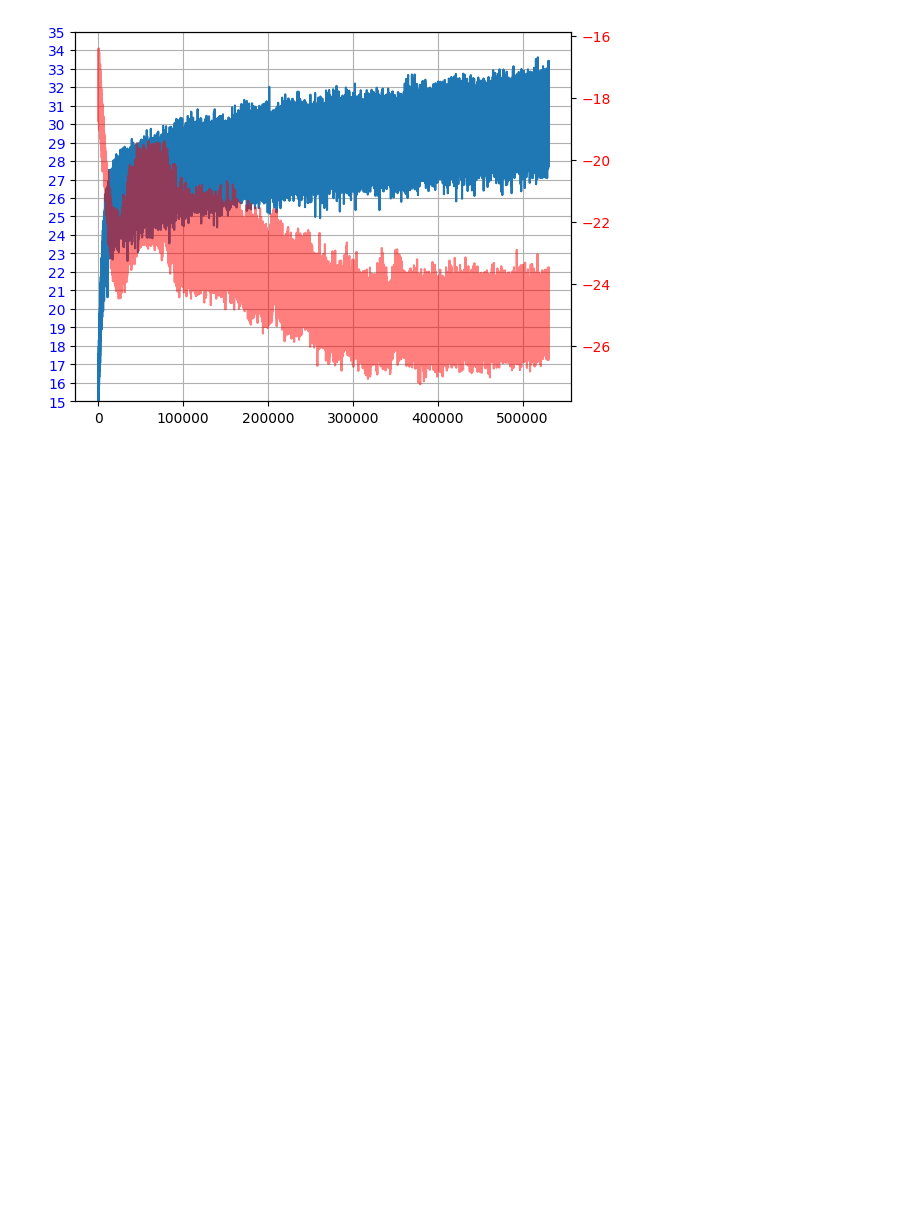
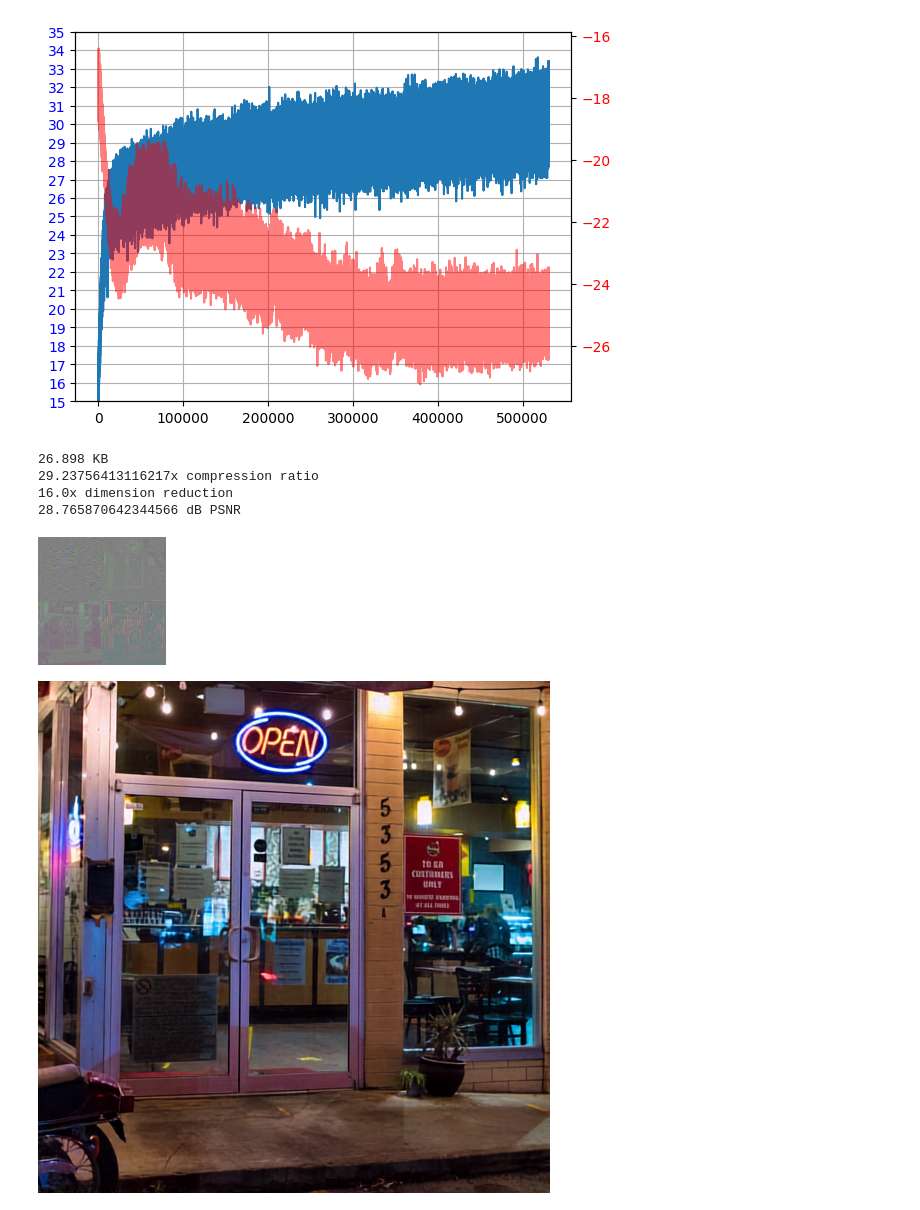
Before and after one commit to danjacobellis/autocodec, a Jupyter notebook: train/lsdir_f8c12.ipynb, the cells around one changed output. Drawn from its saved outputs; the diff is of its cells as text; code cells hidden in the pictures; blank space fills up the shorter version.

```diff
--- a/train/lsdir_f8c12.ipynb
+++ b/train/lsdir_f8c12.ipynb
@@ -170,3 +170,43 @@ torch.save({
     'state_dict': model.state_dict(),
     'opt_state_dict': optimizer.state_dict()
 }, 'rgb_f8c12.pth')
+# %%
+model.eval()
+img = dataset['validation'][28]['image'].crop((768,512,1280,1024))
+x = pil_to_tensor(img).to(device).unsqueeze(0).to(torch.float) / 127.5 - 1.0
+x_orig = x[0]
+orig_dim = x.numel()
+
+with torch.no_grad():
+    z = model.encode(x)
+    latent = model.quantize.compand(z).round()
+
+webp = latent_to_pil(latent.cpu(), n_bits=8, C=3)[0]
+
+buff = io.BytesIO()
+webp.save(buff, format='WEBP',lossless=True)
+webp = PIL.Image.open(buff)
+size_bytes = len(buff.getbuffer())
+print(f"{size_bytes/1e3} KB")
+print(f"{orig_dim/size_bytes}x compression ratio")
+print(f"{orig_dim/latent.numel()}x dimension reduction")
+
+latent_decoded = pil_to_latent([webp], N=config.latent_dim, n_bits=8, C=3).to(device)
+
+with torch.no_grad():
+    x_hat = model.decode(latent_decoded)
+    x_hat = x_hat.clamp(-1,1)
+
+mse = torch.nn.functional.mse_loss(x_orig, x_hat[0])
+PSNR = -10 * mse.log10().item() + 20*np.log10(2)
+print(f"{PSNR} dB PSNR")
+
+display(webp)
+display(to_pil_image(x_hat[0].clamp(-1, 1) / 2 + 0.5))
+# %% [output]
+26.898 KB
+29.23756413116217x compression ratio
+16.0x dimension reduction
+28.765870642344566 dB PSNR
+[figure, added]
+[figure, added]
```
